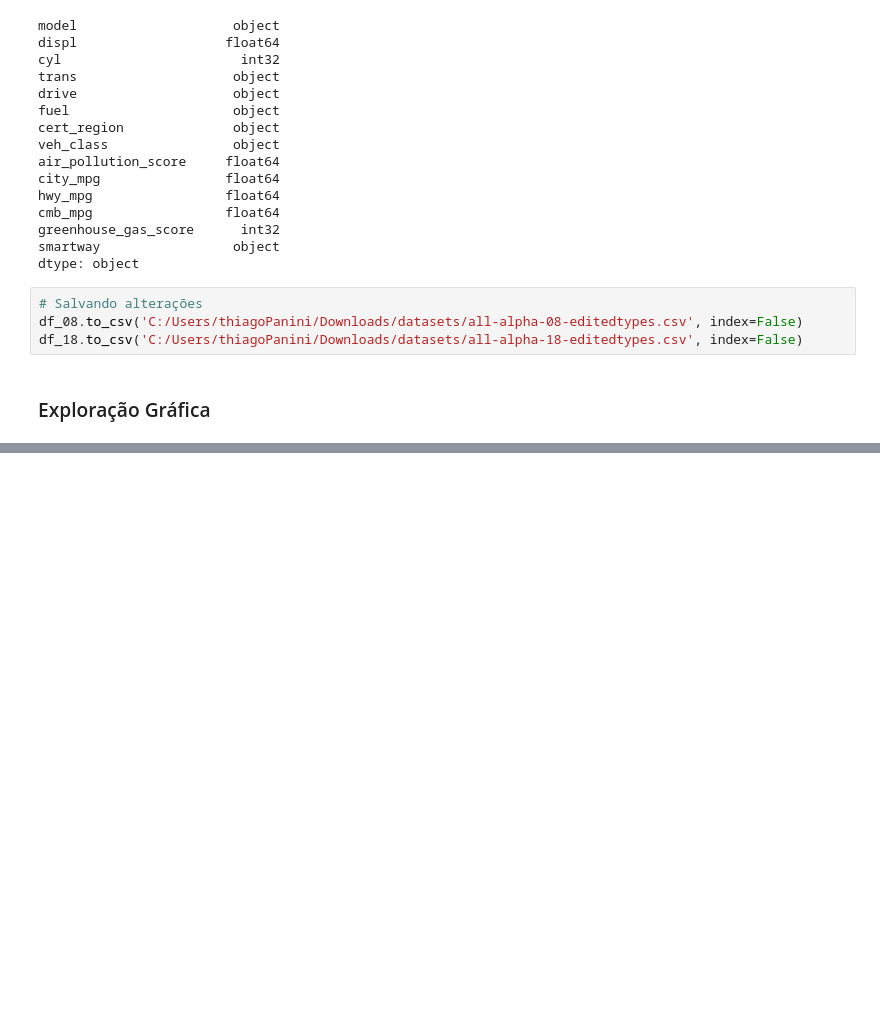
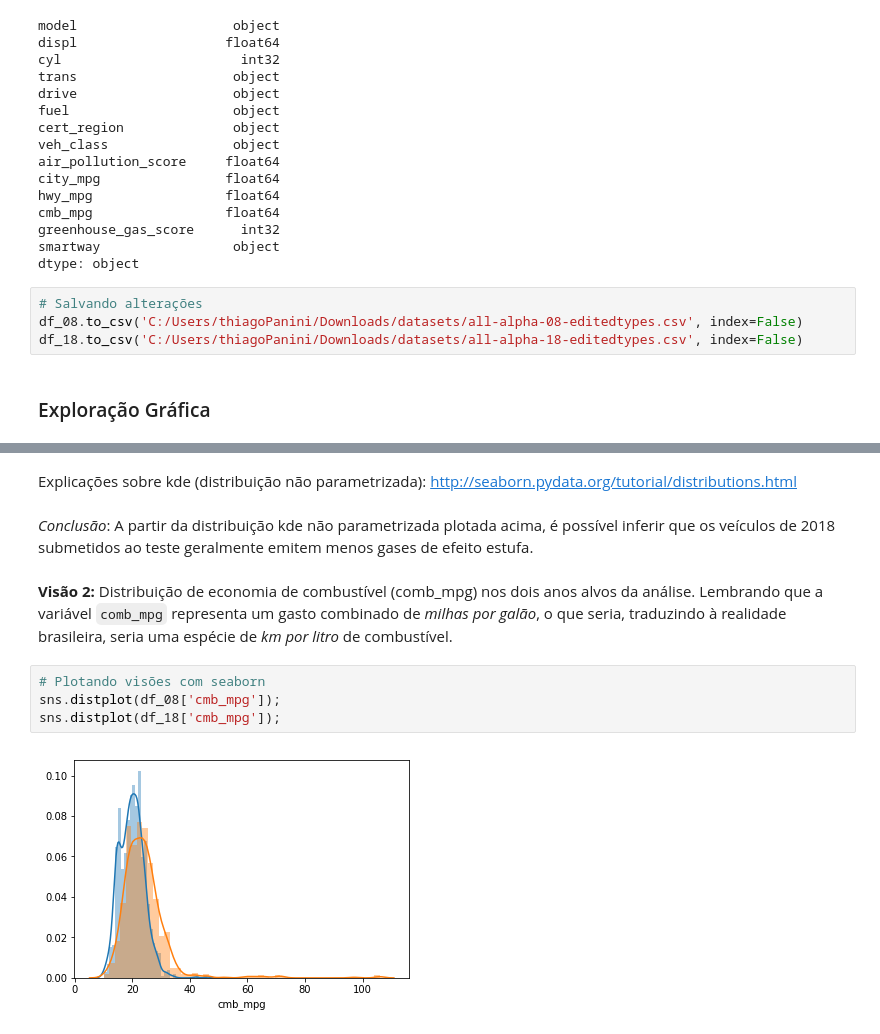
Before and after one commit to RobertoDelamora/data-science-academy, a Jupyter notebook: udacity/fundamentos-data-scientist-I/definitive-toolkit/EDA.ipynb, the cells around one changed output, grey strips where cells are left out. Drawn from its saved outputs; the diff is of its cells as text; blank space fills up the shorter version.

```diff
--- a/udacity/fundamentos-data-scientist-I/definitive-toolkit/EDA.ipynb
+++ b/udacity/fundamentos-data-scientist-I/definitive-toolkit/EDA.ipynb
@@ -2594,0 +2627,12 @@ df_18.to_csv('C:/Users/thiagoPanini/Downloads/datasets/all-alpha-18-editedtypes.
+# %% [markdown]
+Explicações sobre kde (distribuição não parametrizada): http://seaborn.pydata.org/tutorial/distributions.html
+# %% [markdown]
+*Conclusão*: A partir da distribuição kde não parametrizada plotada acima, é possível inferir que os veículos de 2018 submetidos ao teste geralmente emitem menos gases de efeito estufa.
+# %% [markdown]
+**Visão 2:** Distribuição de economia de combustível (comb_mpg) nos dois anos alvos da análise. Lembrando que a variável `comb_mpg` representa um gasto combinado de *milhas por galão*, o que seria, traduzindo à realidade brasileira, seria uma espécie de *km por litro* de combustível.
+# %%
+# Plotando visões com seaborn
+sns.distplot(df_08['cmb_mpg']);
+sns.distplot(df_18['cmb_mpg']);
+# %% [output]
+[figure, added]
```
Also changed, not shown: parts of 34 cells of this notebook, 1 other file.
